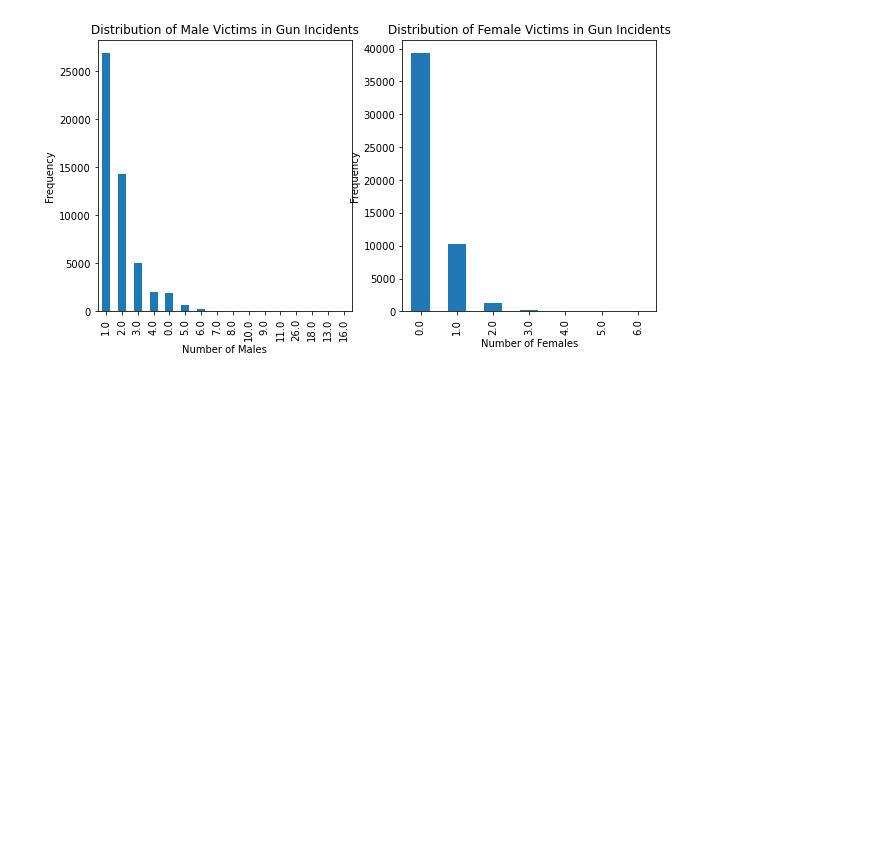
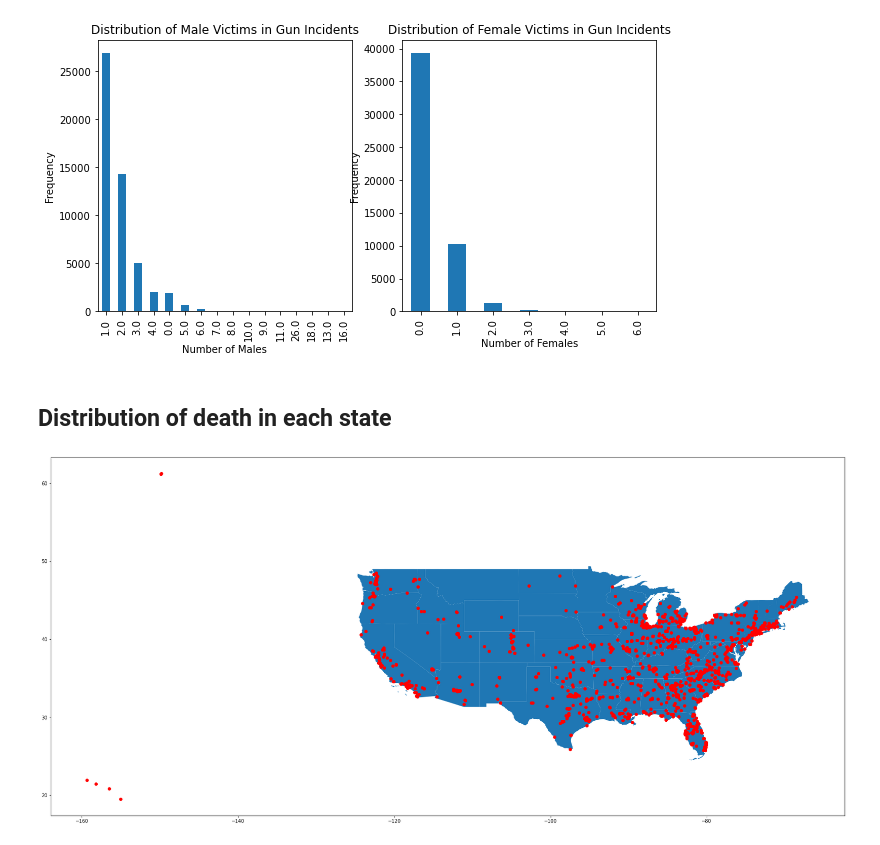
Before and after one commit to TheDarkPyotr/DataMining2023, a Jupyter notebook: source/Task1.ipynb, the cells around one changed output. Saved outputs shown, nothing was run; the diff lists cells and outputs as text; code cells hidden in the pictures; blank space fills up the shorter version.

```diff
--- a/source/Task1.ipynb
+++ b/source/Task1.ipynb
@@ -143,3 +144,14 @@ Name: incident_characteristics1, dtype: object
 - [x] Remove columns with a lot of NaNs [Note this has to be done before removing NaNs]
 - [x] Outliers
 - [x] Remove Unnecessary data for statistical analysis
+# %%
+# Exploring dataset errors, there are various type such as: cities located in wrong states,
+# wrong years in incident dataframe (incidents in 2029 and 2030, maybe they were 2019-2020 since data is until 2020)
+
+# Changing dates in df_incidents
+
+df_incidents['date'] = df_incidents['date'].str.replace('2028', '2018')
+df_incidents['date'] = df_incidents['date'].str.replace('2029', '2019')
+df_incidents['date'] = df_incidents['date'].str.replace('2030', '2020')
+
+df_incidents['date'].str.split('-').str[0].unique()
@@ -301,3 +316,21 @@ ax2.set_title('Distribution of Female Victims in Gun Incidents')
 plt.show()
 # %% [output]
 [figure]
+# %% [markdown]
+## Distribution of death in each state
+# %%
+import geopandas as gpd
+import matplotlib.pyplot as plt
+
+usa_map = gpd.read_file('../map_data/usa-states-census-2014.shp')
+# show map
+usa_map.plot(figsize=(30,40))
+
+# Draw red point for each latitude and longitude on df_incidents for 50 sampled incidents
+
+sample_incidents = df_incidents_nodup.sample(2000)
+
+for index, row in sample_incidents.iterrows():
+    plt.plot(row['longitude'], row['latitude'], 'ro')
+# %% [output]
+[figure, added]
```
Also changed, not shown: parts of 8 cells of this notebook, 4 other files.
